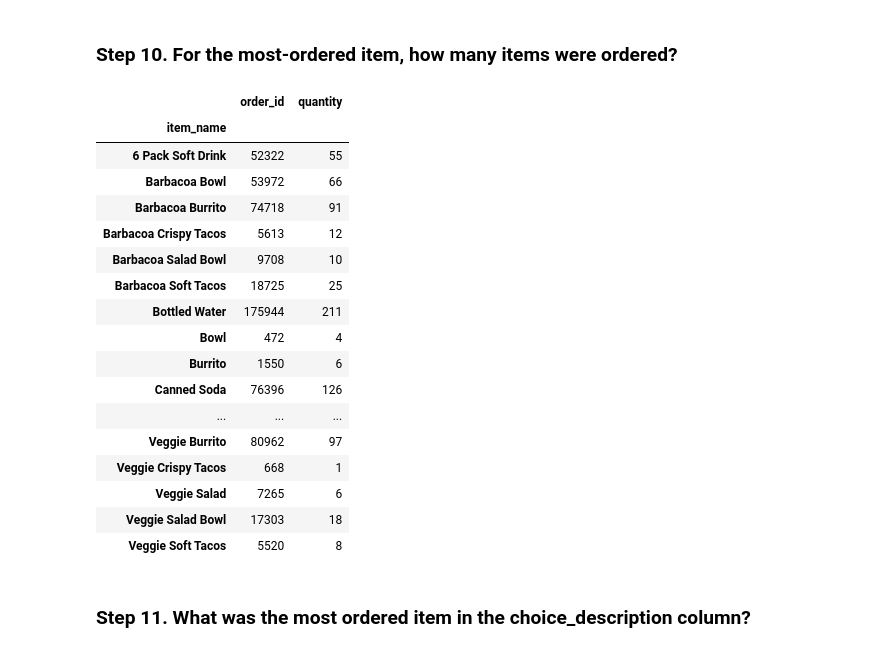
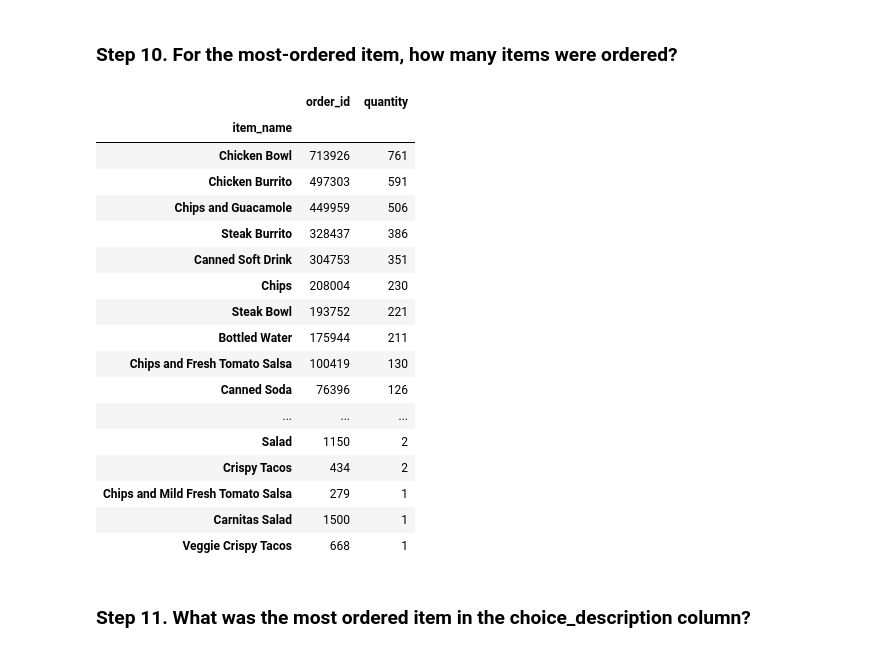
Before and after one commit to vikram3355/vikrammali3355, a Jupyter notebook: Pandas Exercises 1.ipynb, the cells around one changed output. Saved outputs shown, nothing was run; the diff lists cells and outputs as text; code cells hidden in the pictures.

```diff
--- a/Pandas Exercises 1.ipynb
+++ b/Pandas Exercises 1.ipynb
@@ -123,27 +123,27 @@ dtype: object
 ### Step 10. For the most-ordered item, how many items were ordered?
 # %%
 bycom=df.groupby('item_name')
-# %%
-bycom.sum()
-# %% [output]
-|  | order_id | quantity |
-| item_name |  |  |
-| 6 Pack Soft Drink | 52322 | 55 |
-| Barbacoa Bowl | 53972 | 66 |
-| Barbacoa Burrito | 74718 | 91 |
-| Barbacoa Crispy Tacos | 5613 | 12 |
-| Barbacoa Salad Bowl | 9708 | 10 |
-| Barbacoa Soft Tacos | 18725 | 25 |
-| Bottled Water | 175944 | 211 |
-| Bowl | 472 | 4 |
-| Burrito | 1550 | 6 |
-| Canned Soda | 76396 | 126 |
-| ... | ... | ... |
-| Veggie Burrito | 80962 | 97 |
-| Veggie Crispy Tacos | 668 | 1 |
-| Veggie Salad | 7265 | 6 |
-| Veggie Salad Bowl | 17303 | 18 |
-| Veggie Soft Tacos | 5520 | 8 |
+# %%
+bycom.sum().sort_values(by="quantity",ascending=False)
+# %% [output]
+|  | order_id | quantity |
+| item_name |  |  |
+| Chicken Bowl | 713926 | 761 |
+| Chicken Burrito | 497303 | 591 |
+| Chips and Guacamole | 449959 | 506 |
+| Steak Burrito | 328437 | 386 |
+| Canned Soft Drink | 304753 | 351 |
+| Chips | 208004 | 230 |
+| Steak Bowl | 193752 | 221 |
+| Bottled Water | 175944 | 211 |
+| Chips and Fresh Tomato Salsa | 100419 | 130 |
+| Canned Soda | 76396 | 126 |
+| ... | ... | ... |
+| Salad | 1150 | 2 |
+| Crispy Tacos | 434 | 2 |
+| Chips and Mild Fresh Tomato Salsa | 279 | 1 |
+| Carnitas Salad | 1500 | 1 |
+| Veggie Crispy Tacos | 668 | 1 |
 # %% [markdown]
 ### Step 11. What was the most ordered item in the choice_description column?
 # %%
```
Also changed, not shown: parts of 6 cells of this notebook.
